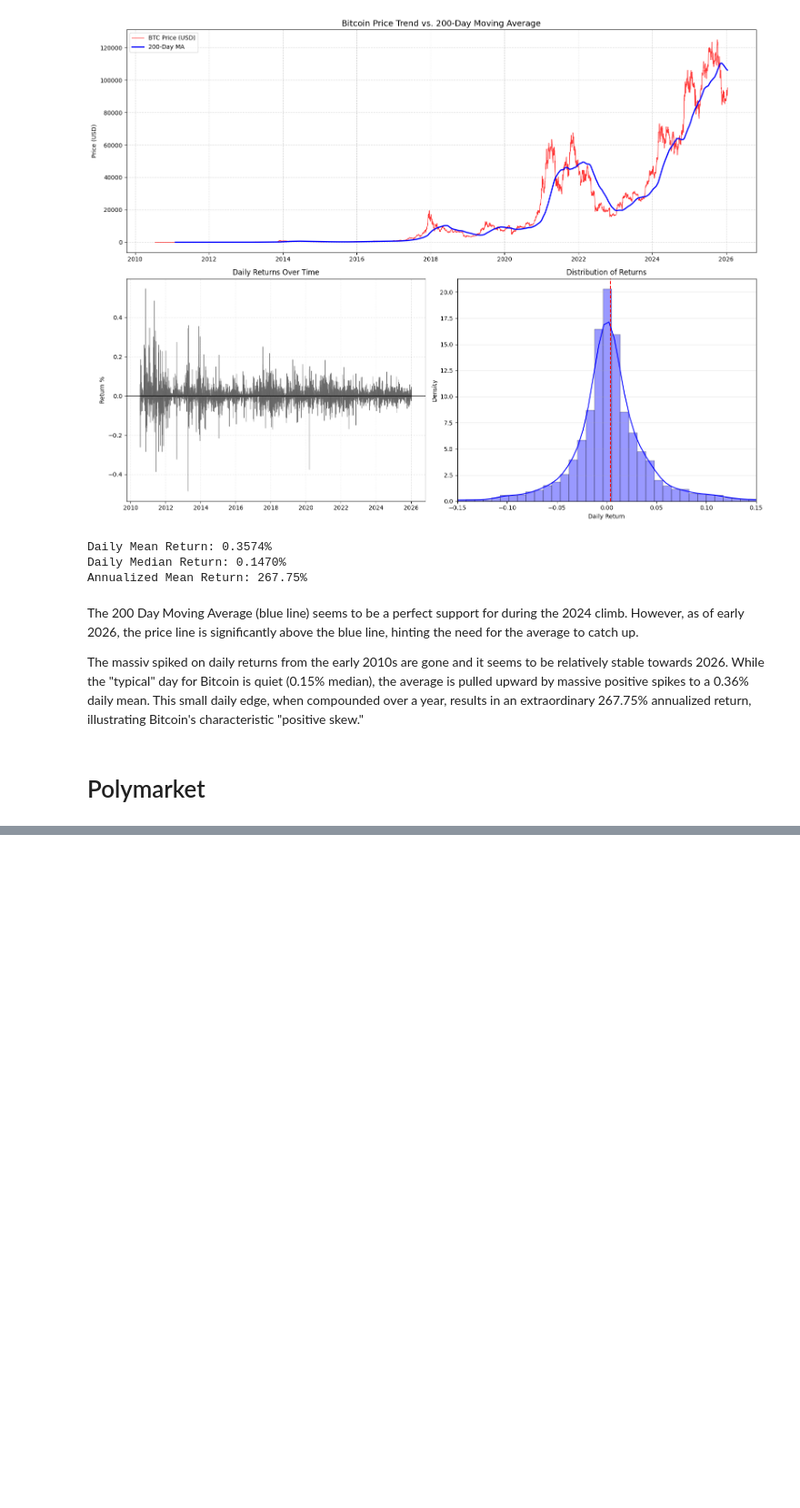
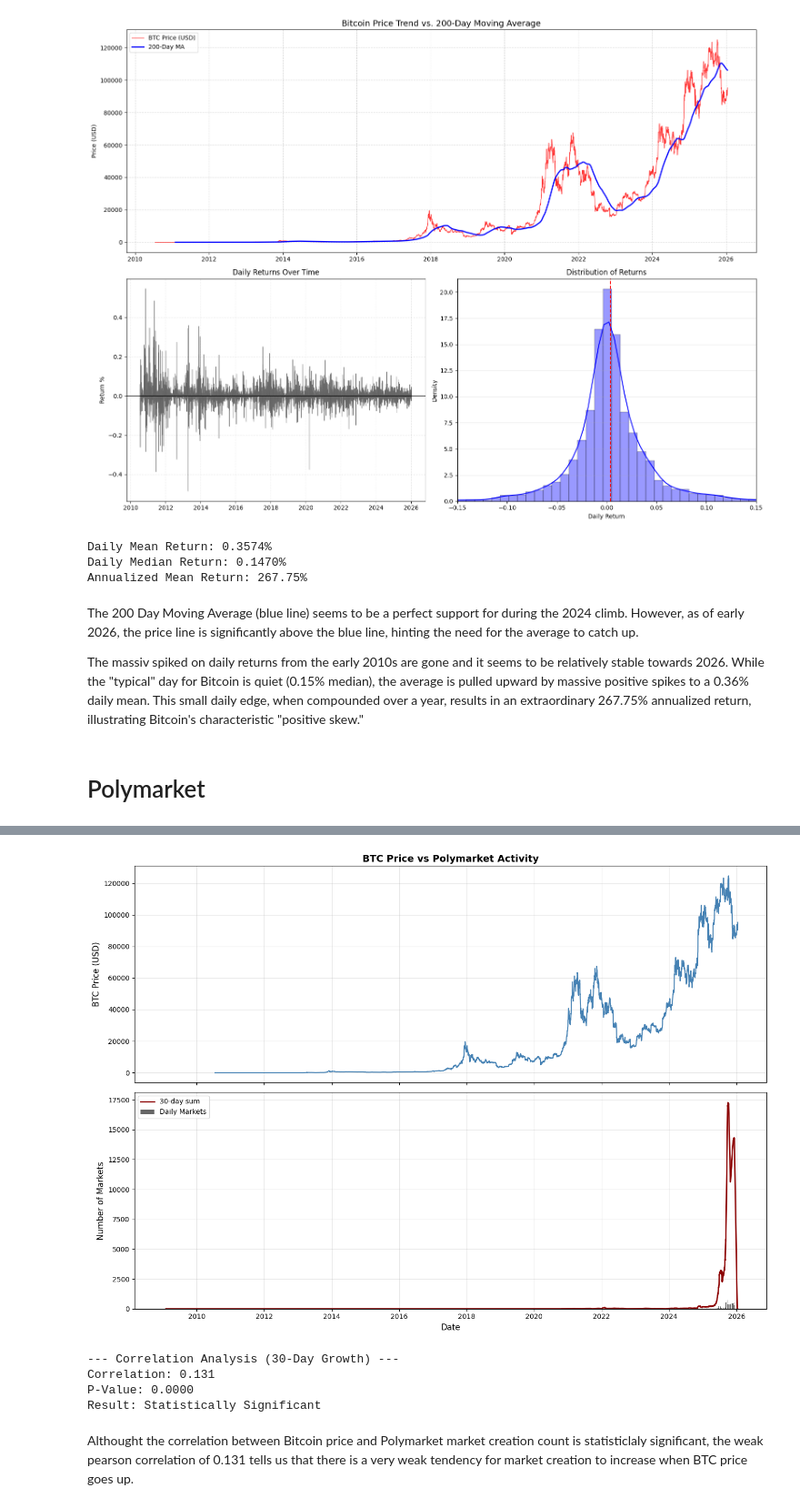
Before and after one commit to gurungkshitij/bitcoin-analytics-capstone, a Jupyter notebook: eda/EDA.ipynb, the cells around one changed output, grey strips where cells are left out. Shown at 91% size. Cells and saved outputs as stored; diff of their text form; code cells hidden in the pictures; blank space fills up the shorter version.

```diff
--- a/eda/EDA.ipynb
+++ b/eda/EDA.ipynb
@@ -395,0 +397,72 @@ shape: (5, 10)
+# %%
+# Merge Ploymarket Markets data with coin metrics data (BTC Price)
+
+# Prepare Polymarket data
+poly_activity = daily_creation.to_pandas().rename(columns={'count': 'market_count'})
+poly_activity['created_date'] = pd.to_datetime(poly_activity['created_date'])
+poly_activity = poly_activity.set_index('created_date')
+
+# Prepare BTC data
+btc_subset = coin_df.copy()
+if 'time' in btc_subset.columns:
+    btc_subset['time'] = pd.to_datetime(btc_subset['time'])
+    btc_subset = btc_subset.set_index('time')
+
+# Merge Polymarket activity with BTC Price
+activity_df = btc_subset[['PriceUSD']].join(poly_activity, how='left')
+
+# Create the Rolling Metrics for market count
+activity_df['market_count'] = activity_df['market_count'].fillna(0)
+activity_df['market_count_30d'] = activity_df['market_count'].rolling(30).sum()
+
+# Plot
+fig, (ax1, ax2) = plt.subplots(2, 1, figsize=(14, 10), sharex=True)
+
+# Top Panel: BTC Price
+ax1.plot(activity_df.index, activity_df['PriceUSD'], linewidth=1.5, color='steelblue')
+ax1.set_ylabel('BTC Price (USD)', fontsize=12)
+ax1.set_title('BTC Price vs Polymarket Activity', fontsize=14, fontweight='bold')
+ax1.grid(True, alpha=0.3)
+
+# Bottom Panel: Markets & Rolling Sum
+ax2.bar(activity_df.index, activity_df['market_count'], alpha=0.6, color='black', label='Daily Markets')
+ax2.plot(activity_df.index, activity_df['market_count_30d'], linewidth=2, color='darkred', label='30-day sum')
+ax2.set_ylabel('Number of Markets', fontsize=12)
+ax2.set_xlabel('Date', fontsize=12)
+ax2.legend()
+ax2.grid(True, alpha=0.3)
+
+plt.tight_layout()
+plt.savefig('plots/BTC vs PM.png')
+plt.show()
+# %% [output]
+[figure, added]
+# %%
+# Exploring the relationship between BTC price and Market Creation
+# We use percent change to normalize the growth of both metrics
+analysis_df = activity_df[['market_count_30d', 'PriceUSD']].copy()
+analysis_df['price_ret_30d'] = analysis_df['PriceUSD'].pct_change(30)
+analysis_df['market_growth_30d'] = analysis_df['market_count_30d'].pct_change(30)
+
+# Drop NaNs and Infinity to prevent division by zero
+corr_df = analysis_df[['market_growth_30d', 'price_ret_30d']].replace([np.inf, -np.inf], np.nan).dropna()
+
+# Perform the Correlation
+if len(corr_df) > 30:
+    corr, p_value = stats.pearsonr(corr_df['market_growth_30d'], corr_df['price_ret_30d'])
+
+    print(f"--- Correlation Analysis (30-Day Growth) ---")
+    print(f"Correlation: {corr:.3f}")
+    print(f"P-Value: {p_value:.4f}")
+
+    if p_value < 0.05:
+        print("Result: Statistically Significant")
+    else:
+        print("Result: Not Statistically Significant (Noise)")
+# %% [output]
+--- Correlation Analysis (30-Day Growth) ---
+Correlation: 0.131
+P-Value: 0.0000
+Result: Statistically Significant
+# %% [markdown]
+Althought the correlation between Bitcoin price and Polymarket market creation count is statisticlaly significant, the weak pearson correlation of 0.131 tells us that there is a very weak tendency for market creation to increase when BTC price goes up.
```
Also changed, not shown: parts of 29 cells of this notebook, 1 other file.
